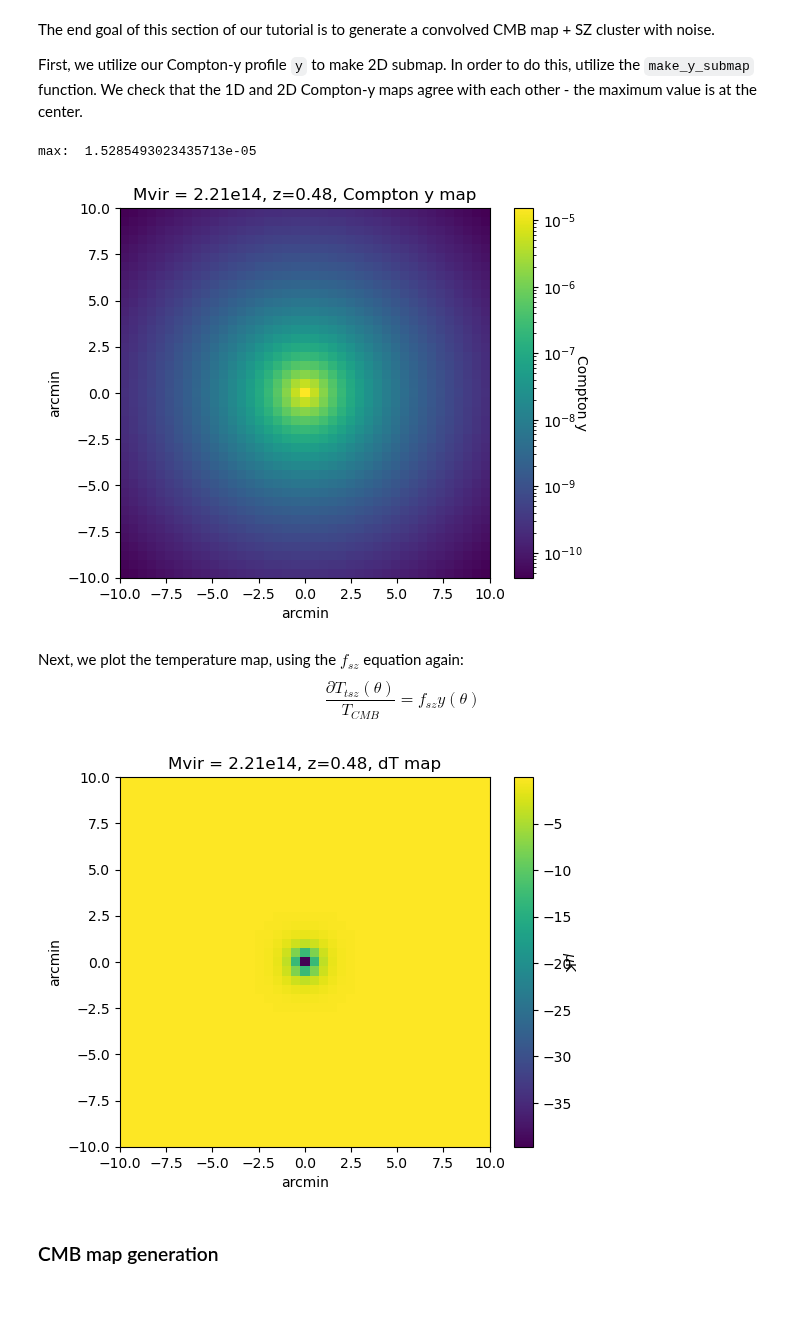
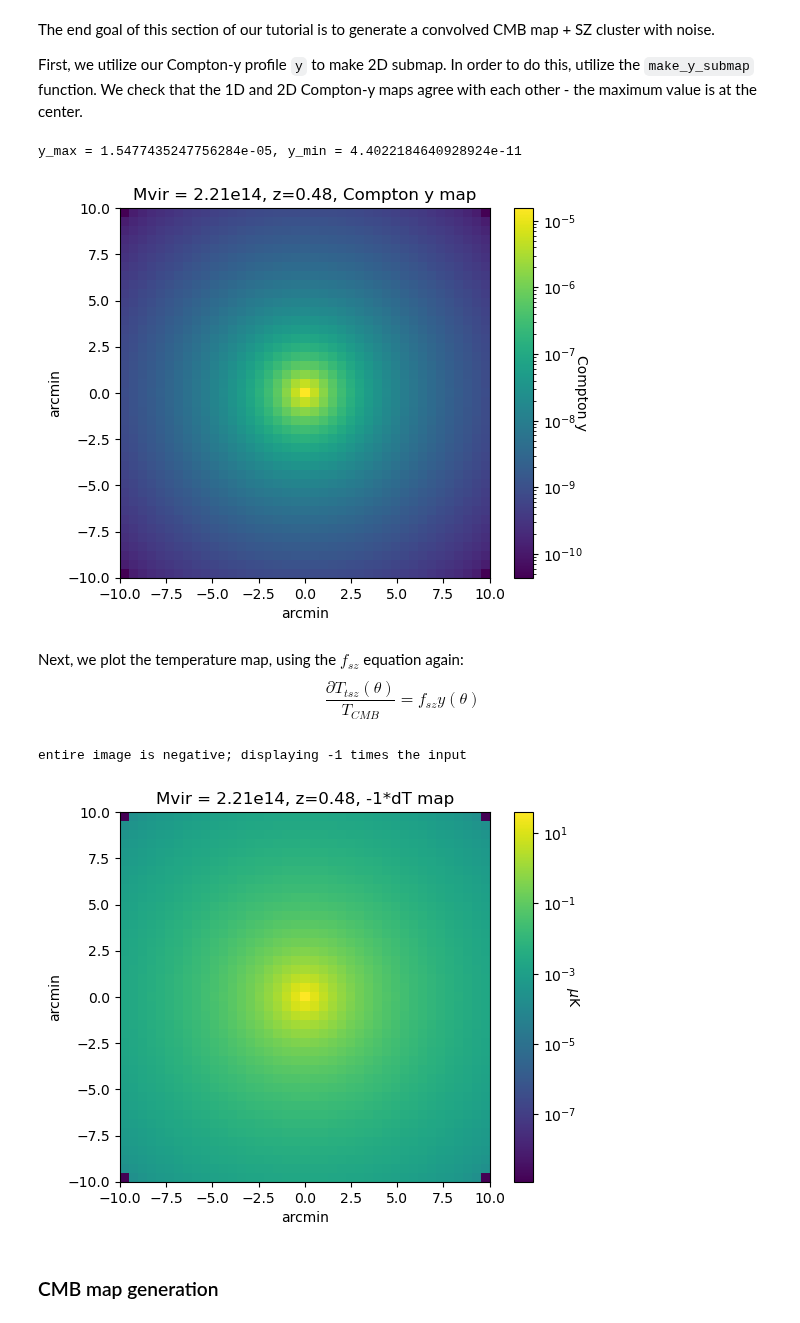
Before and after one commit to deepskies/DeepSZSim, a Jupyter notebook: notebooks/demo_full_pipeline.ipynb, the cells around one changed output. Drawn from its saved outputs; the diff is of its cells as text; code cells hidden in the pictures.

Commit message:
update notebooks for compatibility with new argument ordering and fixed a tiny l.o.s. detail to make plots look nicer

```diff
--- a/notebooks/demo_full_pipeline.ipynb
+++ b/notebooks/demo_full_pipeline.ipynb
@@ -19,6 +19,6 @@ from astropy import units as u
 # %% [markdown]
 Next, we load create a dictionary from the variables `input.yaml`. We then load in the keys from the dictionary to create our variables.
 # %%
-d=load_vars.load_vars().make_dict_and_flatLCDM() #Make a dictionary and cosmology from the .yaml
+d=simsz.load_vars() #Make a dictionary and cosmology from the .yaml
 d.keys()
 # %% [output]
@@ -75,7 +75,7 @@ r=utils.arcmin_to_Mpc(r,0.5,d["cosmo"])
 z=0.48
 M200=194038855760143.47 #solar masses
 # %%
-(M200,R200,c200)=make_sz_cluster.get_r200_and_c200(d["cosmo"],d["sigma8"],d["ns"],M200,z) #Use M200 to get R200 and concentration from Colossus
+(M200,R200,c200)=simsz.make_sz_cluster.get_r200_and_c200(M200, z, load_vars_dict=d) #Use M200 to get R200 and concentration from Colossus
 # %% [markdown]
 ### Thermal Pressure Profile Generation
 # %% [markdown]
@@ -127,7 +128,7 @@ y[0] #print central y value
 # %% [markdown]
 Next, we find the corresponding temperatures from the central y value `y[0]`. We do this by utilizing the function `f_sz` which uses the equation:  $$ \frac{\partial T_{tsz} (\theta)}{T_{CMB}} = f_{sz}  y(\theta)$$ This equation is from __[Vavagiakis 2021](https://arxiv.org/pdf/2101.08373.pdf)__. where $y(\theta)$ is the Compton parameter at a projected angle $\theta$ from the cluster center.
 # %%
-fSZ=simtools.f_sz(150,d["cosmo"].Tcmb0) #get f_SZ for observation frequency of 30 GHz
+fSZ=simsz.simtools.f_sz(150,d["cosmo"].Tcmb0) #get f_SZ for observation frequency of 30 GHz
 dT=d["cosmo"].Tcmb0*y[0]*fSZ #get dT from y0 using f_SZ
 dT=dT.to(u.uK) #Convert to uK
 print(dT)
@@ -152,19 +153,22 @@ The end goal of this section of our tutorial is to generate a convolved CMB map
 First, we utilize our Compton-y profile `y` to make 2D submap. In order to do this, utilize the `make_y_submap` function. We check that the 1D and 2D Compton-y maps agree with each other - the maximum value is at the center.
 # %%
 width = 10
-y_map = make_sz_cluster._make_y_submap(make_sz_cluster.Pth_Battaglia2012, z, d["cosmo"], d["image_size_arcmin"], d["pix_size_arcmin"], R200_mpc=R200, gamma=-0.3,alpha=1.0,beta=beta,xc=xc,P0=P0, P200_kevcm3=P200)
-visualization.plot_graphs(y_map,'Mvir = 2.21e14, z=0.48, Compton y map','arcmin','arcmin','Compton y',logNorm=True)
-print('max: ', y_map.max())
+y_map = simsz.make_sz_cluster.generate_y_submap(M200, z, load_vars_dict=d, R200_Mpc=R200)
+simsz.visualization.plot_graphs(y_map,'Mvir = 2.21e14, z=0.48, Compton y map',
+                          'arcmin', 'arcmin', 'Compton y', width=10, logNorm=True)
+print(f'y_max = {y_map.max()}, y_min = {y_map.min()}')
 # %% [output]
-max:  1.5285493023435713e-05
+y_max = 1.5477435247756284e-05, y_min = 4.4022184640928924e-11
 [figure]
 # %% [markdown]
 Next, we plot the temperature map, using the $f_{sz}$ equation again: $$ \frac{\partial T_{tsz} (\theta)}{T_{CMB}} = f_{sz}  y(\theta)$$
 # %%
 dT_map = (y_map * d["cosmo"].Tcmb0 * fSZ).to(u.uK).value
-visualization.plot_graphs(dT_map,'Mvir = 2.21e14, z=0.48, dT map','arcmin','arcmin','$\mu$K',extend=True)
+simsz.visualization.plot_graphs(dT_map, 'Mvir = 2.21e14, z=0.48, -1*dT map',
+                                'arcmin', 'arcmin', '$\mu$K', width=10, logNorm=True)
 # %% [output]
+entire image is negative; displaying -1 times the input
-[figure, old version]
+[figure, new version]
 # %% [markdown]
 ### CMB map generation
 # %% [markdown]
```
Also changed, not shown: parts of 20 cells of this notebook, 5 other files.
